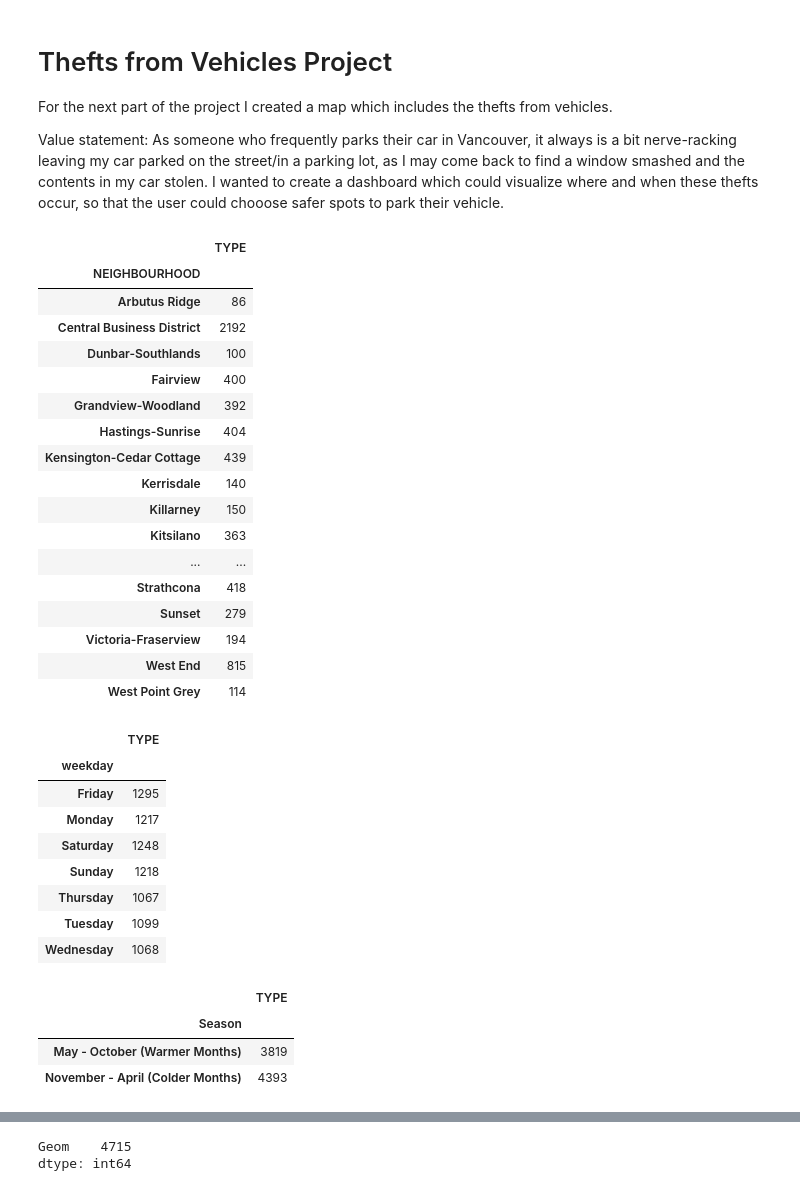
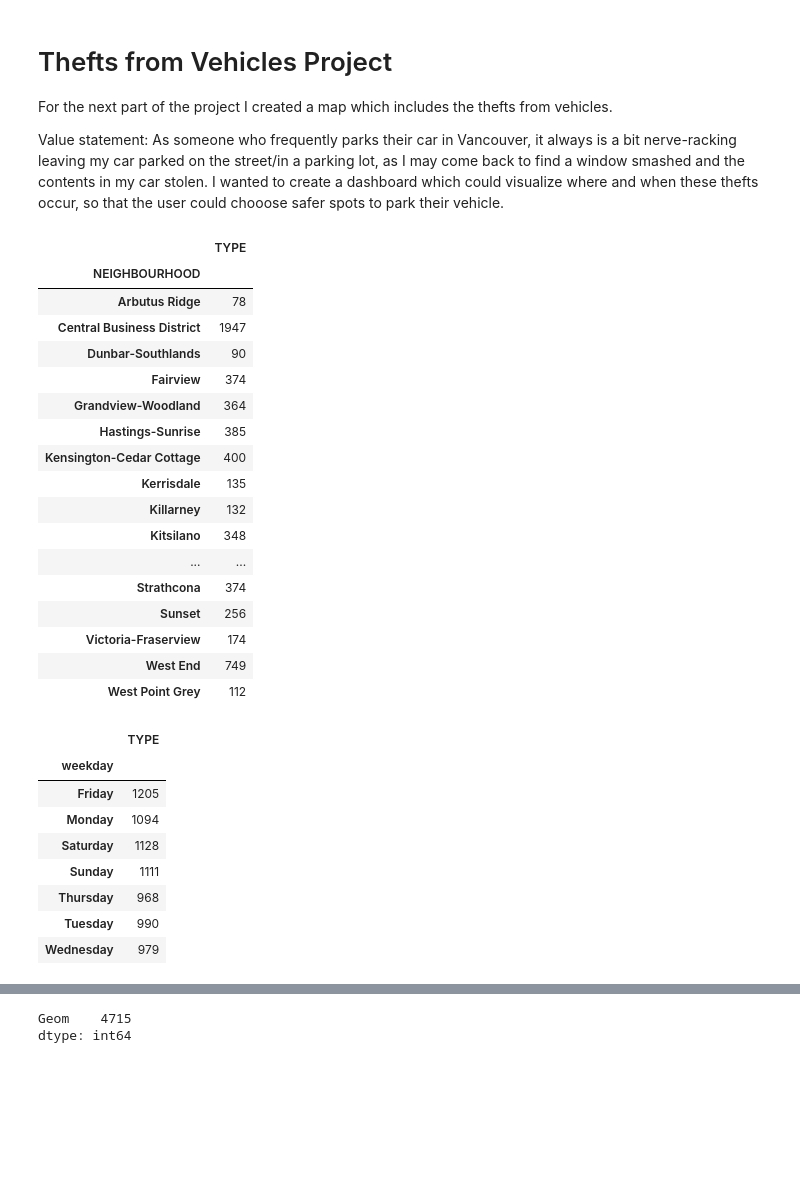
Before and after one commit to LazarAdamovic/Crime-in-Vancouver, a Jupyter notebook: Jupyter_notebooks_preprocessing.ipynb, the cells around one changed output, grey strips where cells are left out. Drawn from its saved outputs; the diff is of its cells as text; code cells hidden in the pictures; blank space fills up the shorter version.

```diff
--- a/Jupyter_notebooks_preprocessing.ipynb
+++ b/Jupyter_notebooks_preprocessing.ipynb
@@ -164,11 +164,10 @@ df['time_of_week']=df['weekday_date'].apply(time_of_week_func)
 # turning months into seasons
 
 # I found the best way to have enough data points while still having relevent information is by splitting the months into warmer and colder months
-# Months correspond with daylight savings times
 
 # label numbered month into warmer/colder season
 def season_func(row):
-    if row['MONTH'] >=4 and row['MONTH'] <=9:
+    if row['MONTH'] >=5 and row['MONTH'] <=10:
         season='May - October (Warmer Months)'
     else:
         season='November - April (Colder Months)'
@@ -200,46 +199,42 @@ df_car_thefts=df[df['TYPE']=='Theft from Vehicle']
 # %%
 # occurences of breakins in 2021 and 2022 by neighbourhood
 
-df_car_thefts[['NEIGHBOURHOOD', 'TYPE']].groupby(['NEIGHBOURHOOD']).count()
+# creat filter for the year
+filt=df_car_thefts['YEAR']==2021
+
+df_car_thefts[filt][['NEIGHBOURHOOD', 'TYPE']].groupby(['NEIGHBOURHOOD']).count()
 # %% [output]
 |  | TYPE |
 | NEIGHBOURHOOD |  |
-| Arbutus Ridge | 86 |
-| Central Business District | 2192 |
-| Dunbar-Southlands | 100 |
-| Fairview | 400 |
-| Grandview-Woodland | 392 |
-| Hastings-Sunrise | 404 |
-| Kensington-Cedar Cottage | 439 |
-| Kerrisdale | 140 |
-| Killarney | 150 |
-| Kitsilano | 363 |
+| Arbutus Ridge | 78 |
+| Central Business District | 1947 |
+| Dunbar-Southlands | 90 |
+| Fairview | 374 |
+| Grandview-Woodland | 364 |
+| Hastings-Sunrise | 385 |
+| Kensington-Cedar Cottage | 400 |
+| Kerrisdale | 135 |
+| Killarney | 132 |
+| Kitsilano | 348 |
 | ... | ... |
-| Strathcona | 418 |
-| Sunset | 279 |
-| Victoria-Fraserview | 194 |
-| West End | 815 |
-| West Point Grey | 114 |
+| Strathcona | 374 |
+| Sunset | 256 |
+| Victoria-Fraserview | 174 |
+| West End | 749 |
+| West Point Grey | 112 |
 # %%
 # count of breakings during each day
 # we can see that breakins happen more often during the weekend and monday and decreases during the week
 
-df_car_thefts[['weekday', 'TYPE']].groupby(['weekday']).count()
+df_car_thefts[filt][['weekday', 'TYPE']].groupby(['weekday']).count()
 # %% [output]
 |  | TYPE |
 | weekday |  |
-| Friday | 1295 |
-| Monday | 1217 |
-| Saturday | 1248 |
-| Sunday | 1218 |
-| Thursday | 1067 |
-| Tuesday | 1099 |
-| Wednesday | 1068 |
+| Friday | 1205 |
+| Monday | 1094 |
+| Saturday | 1128 |
+| Sunday | 1111 |
+| Thursday | 968 |
+| Tuesday | 990 |
+| Wednesday | 979 |
-# %%
-df_car_thefts[['Season', 'TYPE']].groupby(['Season']).count()
-# %% [output]
-|  | TYPE |
-| Season |  |
-| May - October (Warmer Months) | 3819 |
-| November - April (Colder Months) | 4393 |
 # %%
```
Also changed, not shown: parts of 17 cells of this notebook, 3 other files.
